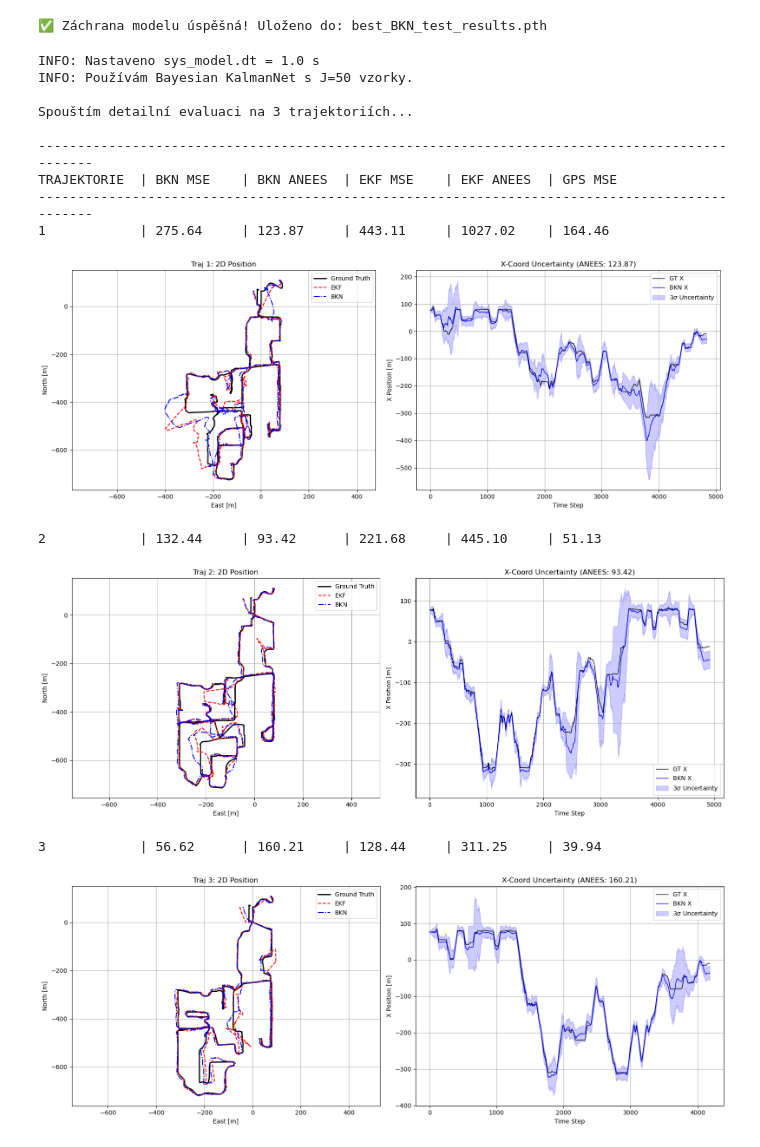
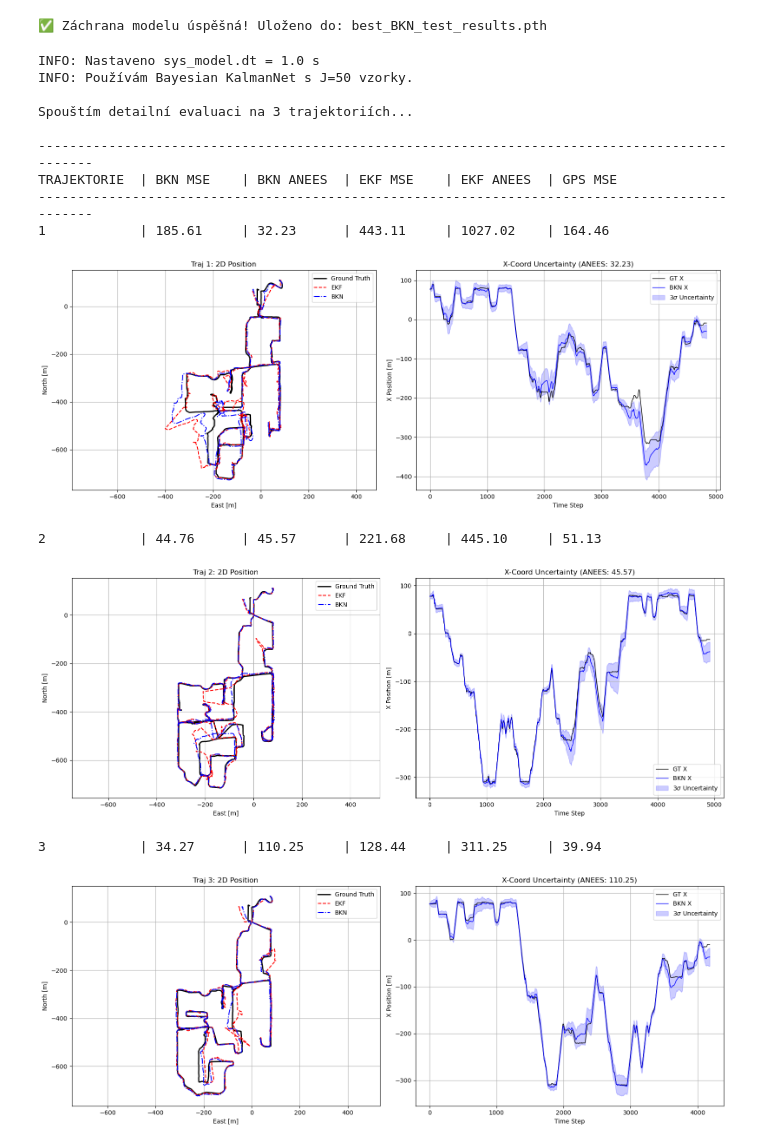
Before and after one commit to Lukas-Kozel/KalmanNet-for-state-estimation, a Jupyter notebook: navigation NCLT dataset/complex_navigation_sensor_fusion_bayesian_net_test.ipynb, the cells around one changed output. Cells and saved outputs as stored; diff of their text form; code cells hidden in the pictures.

Commit message:
best BKN results so far for NCLT dataset

```diff
--- a/navigation NCLT dataset/complex_navigation_sensor_fusion_bayesian_net_test.ipynb
+++ b/navigation NCLT dataset/complex_navigation_sensor_fusion_bayesian_net_test.ipynb
@@ -269,11 +269,11 @@ from utils import trainer
 state_knet = NCLT.StateBayesianKalmanNetNCLT(
     system_model=sys_model,
     device=DEVICE,
-    hidden_size_multiplier=12,      # Větší kapacita pro složitější dynamiku
+    hidden_size_multiplier=8,      # Větší kapacita pro složitější dynamiku
     output_layer_multiplier=4,
     num_gru_layers=1,               # 1 vrstva GRU obvykle stačí a je stabilnější
-    init_min_dropout=0.6,
-    init_max_dropout=0.8
+    init_min_dropout=0.2,
+    init_max_dropout=0.4
 ).to(DEVICE)
 print(state_knet)
 
@@ -293,10 +293,10 @@ WARMUP_EPOCHS = 15  # Prvních 15 epoch jen MSE, aby se model stabilizoval
 
 # Přepočet na iterace (protože nová funkce počítá v iteracích)
 total_iterations = EPOCHS * num_train_batches
-total_iterations = 1200
+total_iterations = 800
 warmup_iterations = WARMUP_EPOCHS * num_train_batches
-warmup_iterations=250
-validation_period = 10  # Chceme validovat jednou za epochu (na konci)
+warmup_iterations=350
+validation_period = 5  # Chceme validovat jednou za epochu (na konci)
 
 # 3. Volání funkce
 trained_knet = trainer.train_BayesianKalmanNet(
@@ -401,8 +453,8 @@ except NameError:
 
 from Filters import NCLT
 # Inicializace klasických filtrů
-ukf_filter = NCLT.UnscentedKalmanFilter(sys_model)
-ekf_filter = NCLT.ExtendedKalmanFilter(sys_model)
+ukf_filter = NCLT.UnscentedKalmanFilterNCLT(sys_model)
+ekf_filter = NCLT.ExtendedKalmanFilterNCLT(sys_model)
 
 # --- ROBUSTNÍ FUNKCE PRO ANEES ---
 def calculate_anees(x_true, x_est, P_est):
@@ -563,39 +615,39 @@ for i, traj in enumerate(test_data_raw):
                      bkn_np[:, 0] - 3*std_x_bkn,
                      bkn_np[:, 0] + 3*std_x_bkn,
                      color='blue', alpha=0.2, label='3$\sigma$ Uncertainty')
     ax2.set_title(f'X-Coord Uncertainty (ANEES: {anees_bkn:.2f})')
     ax2.set_xlabel('Time Step'); ax2.set_ylabel('X Position [m]')
     ax2.legend(); ax2.grid(True)
 
     plt.tight_layout()
     plt.show()
 
 # ==============================================================================
 # 2. FINÁLNÍ SOUHRN
 # ==============================================================================
 print("\n" + "="*80)
 print(f"PRŮMĚRNÉ VÝSLEDKY ({len(test_data_raw)} trajektorií)")
 print("="*80)
 print(f"{'Metoda':<10} | {'MSE':<12} | {'RMSE':<12} | {'ANEES':<12}")
 print("-" * 80)
 print(f"{'BKN':<10} | {np.nanmean(results['BKN_MSE']):<12.2f} | {np.sqrt(np.nanmean(results['BKN_MSE'])):<12.2f} | {np.nanmean(results['BKN_ANEES']):<12.2f}")
 print(f"{'EKF':<10} | {np.nanmean(results['EKF_MSE']):<12.2f} | {np.sqrt(np.nanmean(results['EKF_MSE'])):<12.2f} | {np.nanmean(results['EKF_ANEES']):<12.2f}")
 print("="*80)
 # %% [output]
 INFO: Nastaveno sys_model.dt = 1.0 s
 INFO: Používám Bayesian KalmanNet s J=50 vzorky.
 
 Spouštím detailní evaluaci na 3 trajektoriích...
 
 -----------------------------------------------------------------------------------------------
 TRAJEKTORIE  | BKN MSE    | BKN ANEES  | EKF MSE    | EKF ANEES  | GPS MSE
 -----------------------------------------------------------------------------------------------
-1            | 275.64     | 123.87     | 443.11     | 1027.02    | 164.46
+1            | 185.61     | 32.23      | 443.11     | 1027.02    | 164.46
-[figure, old version]
+[figure, new version]
-2            | 132.44     | 93.42      | 221.68     | 445.10     | 51.13
+2            | 44.76      | 45.57      | 221.68     | 445.10     | 51.13
-[figure, old version]
+[figure, new version]
-3            | 56.62      | 160.21     | 128.44     | 311.25     | 39.94
+3            | 34.27      | 110.25     | 128.44     | 311.25     | 39.94
-[figure, old version]
+[figure, new version]
 ================================================================================
 PRŮMĚRNÉ VÝSLEDKY (3 trajektorií)
 ================================================================================
```
Also changed, not shown: parts of 8 cells of this notebook, 13 other files.
